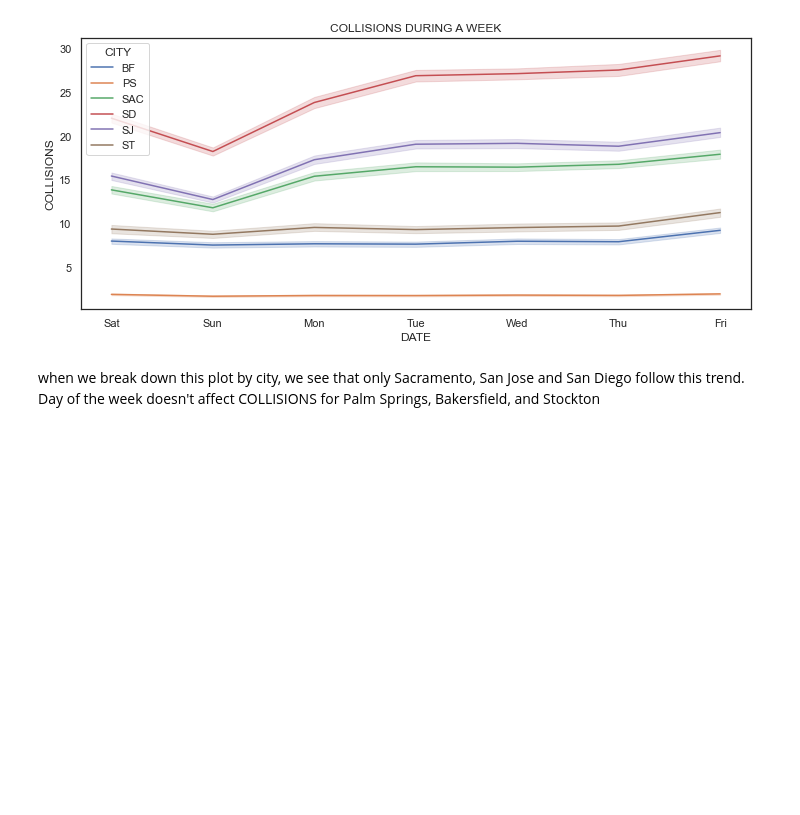
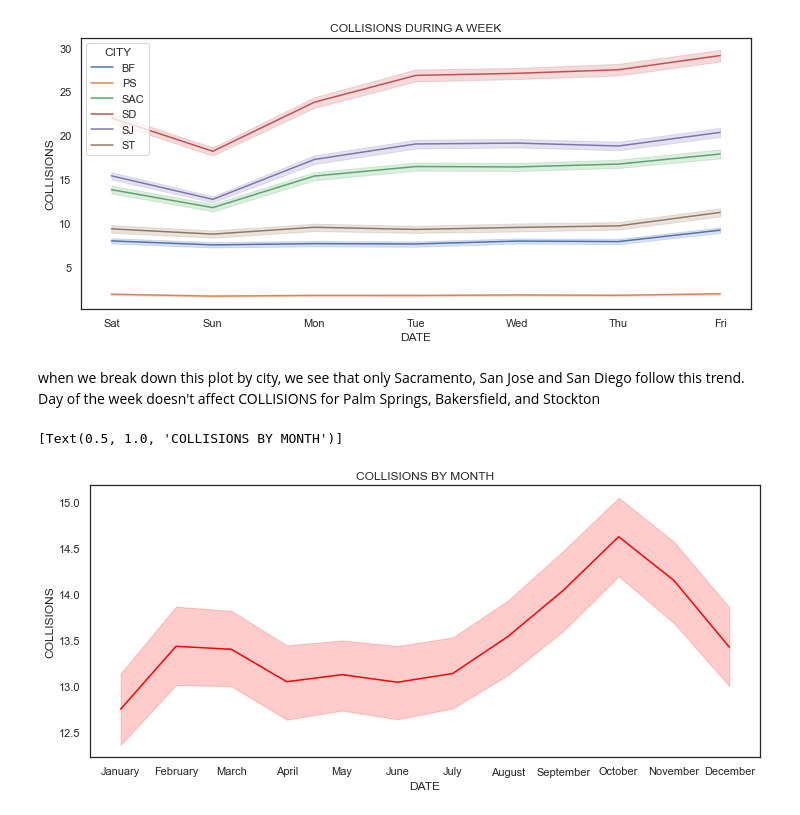
Before and after one commit to DeusSeos/Group007-Wi22-Resume, a Jupyter notebook: EDACheckpointGroup007-Wi22.ipynb, the cells around one changed output. Cells and saved outputs as stored; diff of their text form; code cells hidden in the pictures; blank space fills up the shorter version.

```diff
--- a/EDACheckpointGroup007-Wi22.ipynb
+++ b/EDACheckpointGroup007-Wi22.ipynb
@@ -419,3 +418,15 @@ plt1
 # %% [markdown]
 when we break down this plot by city, we see that only Sacramento, San Jose and San Diego follow this trend.
 Day of the week doesn't affect COLLISIONS for Palm Springs, Bakersfield, and Stockton
+# %%
+# analyze data by month of the year
+#creating a dataframe copy with months not to mess with the previous data
+wc_m = weatherCrashDf.copy(deep=True)
+wc_m['DATE'] = pd.to_datetime(wc_m['DATE']).dt.strftime("%B")
+wc_m
+
+# collisions by day of the week
+sns.lineplot(x = 'DATE', y = 'COLLISIONS',data = wc_m, color = 'red').set(title='COLLISIONS BY MONTH')
+# %% [output]
+[Text(0.5, 1.0, 'COLLISIONS BY MONTH')]
+[figure, added]
```
Also changed, not shown: parts of 3 cells of this notebook.
